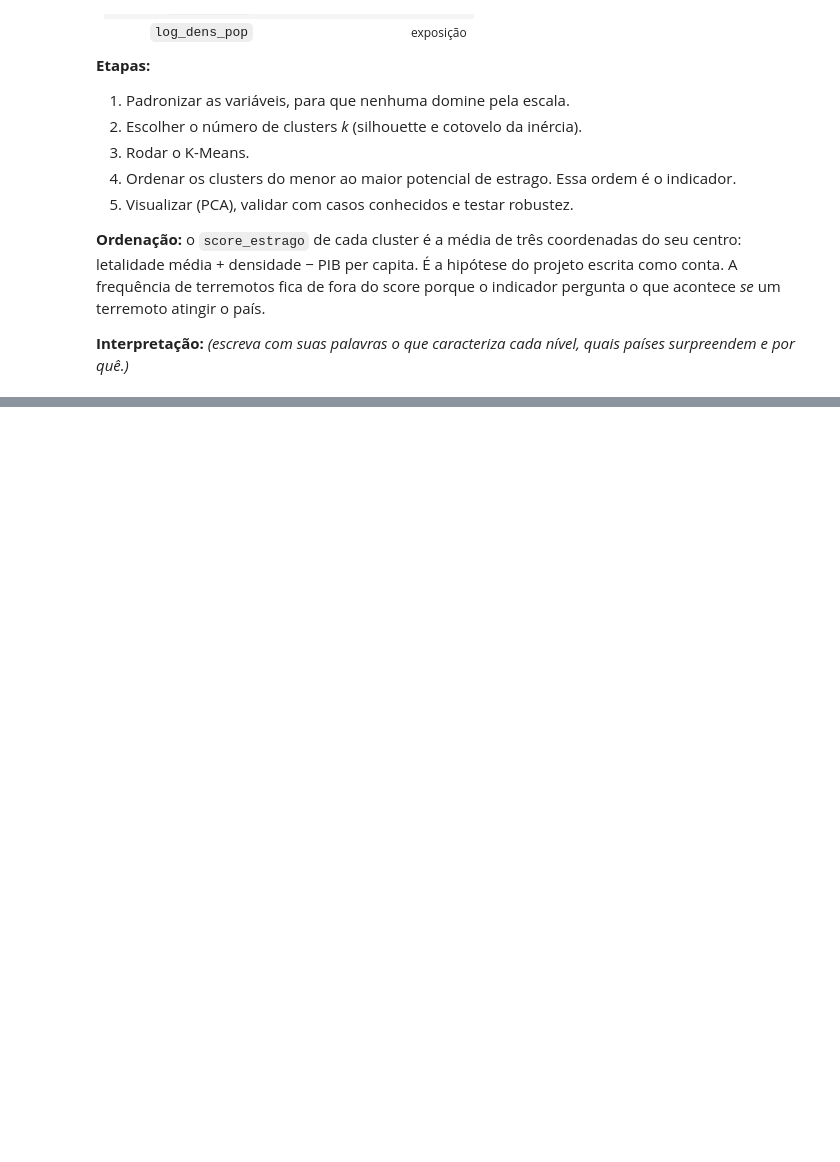
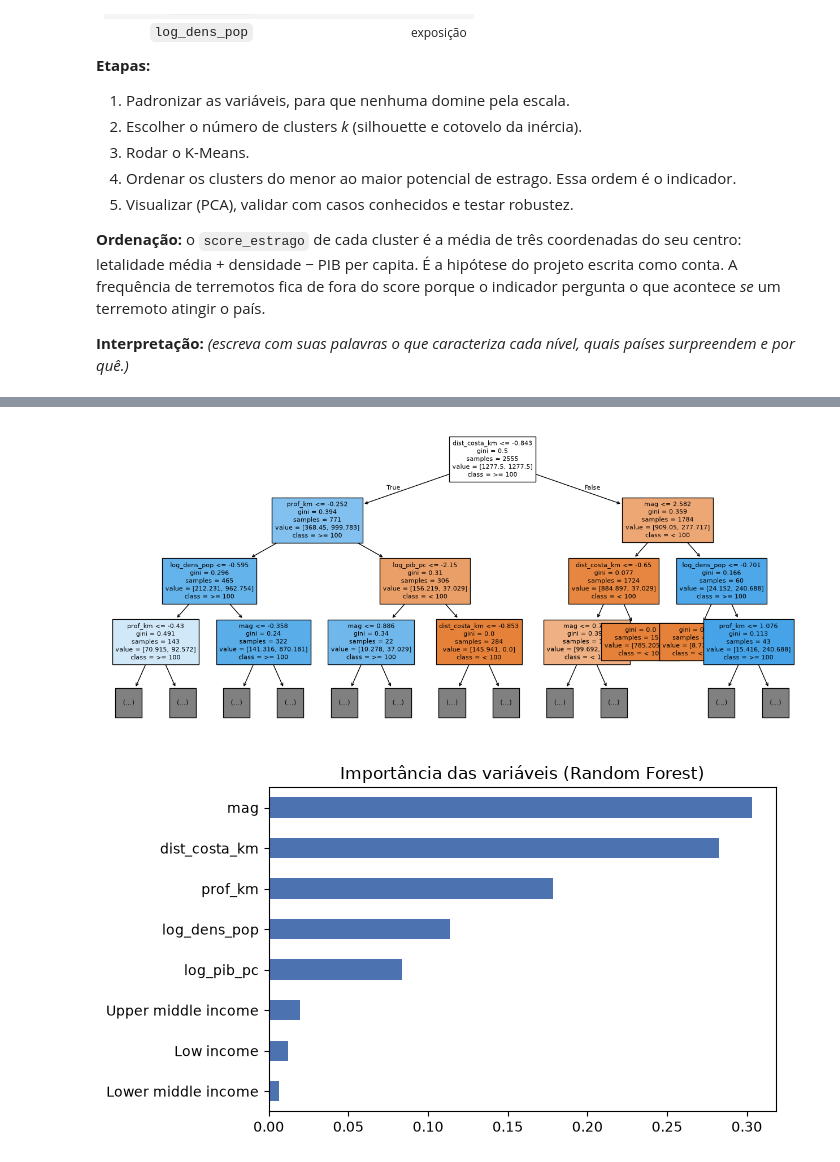
Before and after one commit to EnzoSottoRib/projeto_sismos, a Jupyter notebook: Analise_Sismos.ipynb, the cells around one changed output, grey strips where cells are left out. Cells and saved outputs as stored; diff of their text form; code cells hidden in the pictures; blank space fills up the shorter version.

```diff
--- a/Analise_Sismos.ipynb
+++ b/Analise_Sismos.ipynb
@@ -306,0 +533,10 @@ Concordância K-Means x hierárquico (ARI): 0.439
+# %%
+linhas = []
+for nome, m in modelos.items():
+    tr, te = avaliar(m, X_tr_s, y_tr), avaliar(m, X_te_s, y_te)
+    for k in tr:
+        linhas.append({"modelo": nome, "métrica": k, "treino": tr[k], "teste": te[k]})
+tab = pd.DataFrame(linhas)
+display(tab.pivot(index="modelo", columns="métrica", values=["treino", "teste"]).round(3))
+tab["treino - teste"] = tab["treino"] - tab["teste"]
+display(tab.pivot(index="modelo", columns="métrica", values="treino - teste").round(3))
@@ -306,0 +593,34 @@ Concordância K-Means x hierárquico (ARI): 0.439
+# %%
+from sklearn.model_selection import GridSearchCV
+from sklearn.pipeline import Pipeline
+from sklearn.tree import plot_tree
+
+grades = {
+    "Random Forest": (RandomForestClassifier(class_weight="balanced", random_state=42, n_jobs=-1),
+                      {"m__n_estimators": [200, 400], "m__max_depth": [4, 6, 8], "m__min_samples_leaf": [1, 5]}),
+    "Gradient Boosting": (GradientBoostingClassifier(random_state=42),
+                          {"m__n_estimators": [100, 200], "m__learning_rate": [0.05, 0.1], "m__max_depth": [2, 3]}),
+    "Rede neural (MLP)": (MLPClassifier(max_iter=2000, random_state=42),
+                          {"m__hidden_layer_sizes": [(8,), (16, 8), (32, 16)], "m__alpha": [0.0001, 0.01]}),
+}
+melhores, resumo = {}, []
+for nome, (est, grade) in grades.items():
+    gs = GridSearchCV(Pipeline([("sc", StandardScaler()), ("m", est)]), grade, scoring="average_precision", cv=cv, n_jobs=-1).fit(X_tr, y_tr)
+    melhores[nome] = gs.best_estimator_
+    te = avaliar(gs.best_estimator_, X_te, y_te)
+    resumo.append({"modelo": nome, "melhores hiperparâmetros": gs.best_params_, "PR-AUC (validação)": gs.best_score_,
+                   "PR-AUC (teste)": te["PR-AUC"], "Recall (teste)": te["Recall"], "Precisão (teste)": te["Precisão"]})
+display(pd.DataFrame(resumo).set_index("modelo").round(3))
+
+# Árvore de decisão (os cortes estão em unidades padronizadas)
+fig, ax = plt.subplots(figsize=(16, 7))
+plot_tree(modelos["Árvore de decisão"], feature_names=list(X.columns), class_names=["< 100", ">= 100"],
+          filled=True, max_depth=3, fontsize=8, ax=ax)
+plt.show()
+
+# Importância das variáveis (Random Forest ajustado)
+rf = melhores["Random Forest"].named_steps["m"]
+imp = pd.Series(rf.feature_importances_, index=X.columns).sort_values()
+imp.plot.barh(figsize=(7, 4), color="#4C72B0", title="Importância das variáveis (Random Forest)")
+plt.tight_layout(); plt.show()
+# %% [output]
@@ -306,0 +632,2 @@ Concordância K-Means x hierárquico (ARI): 0.439
+[figure, added]
+[figure, added]
```
Also changed, not shown: parts of 30 cells of this notebook, 1 other file.
